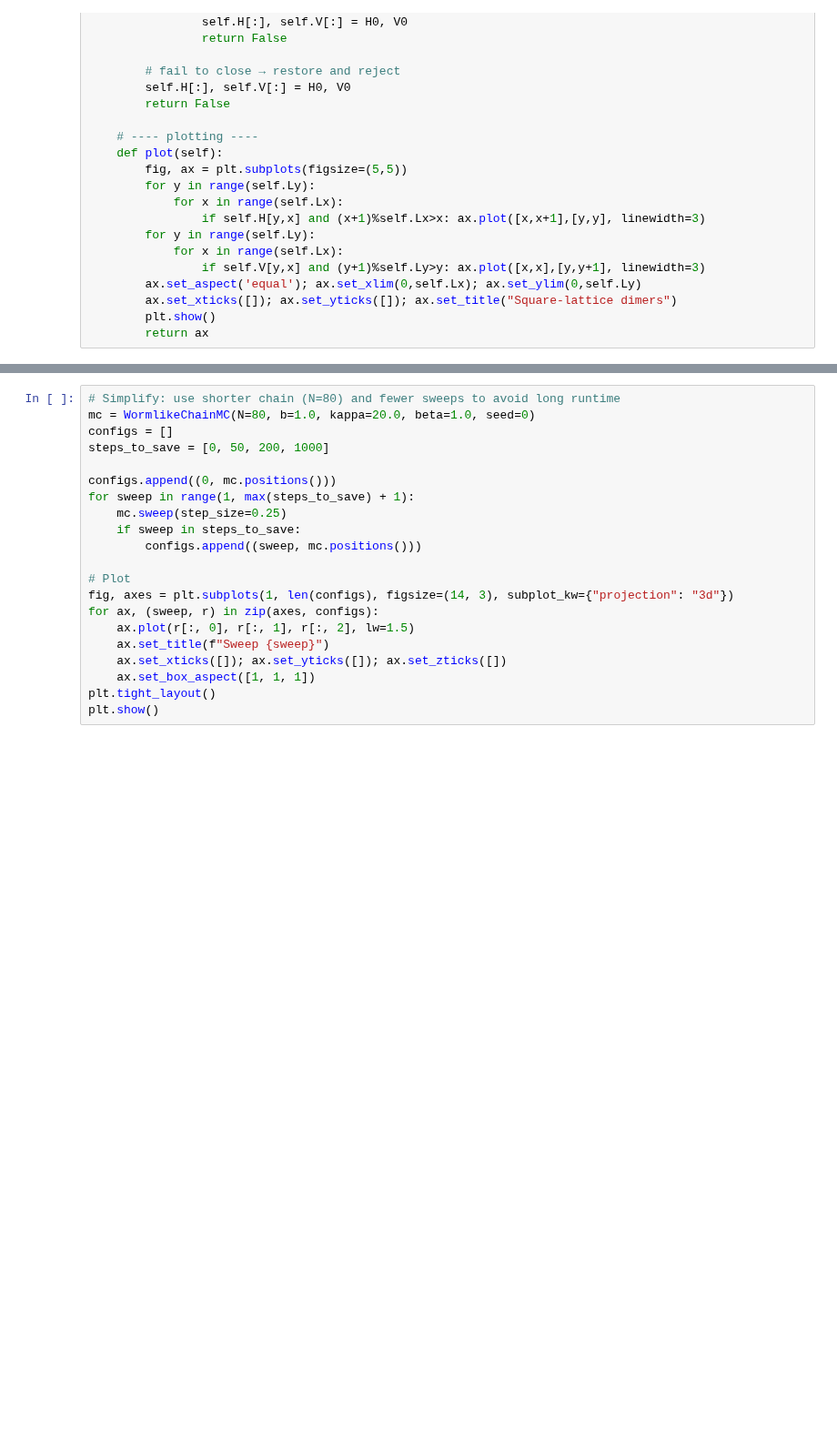
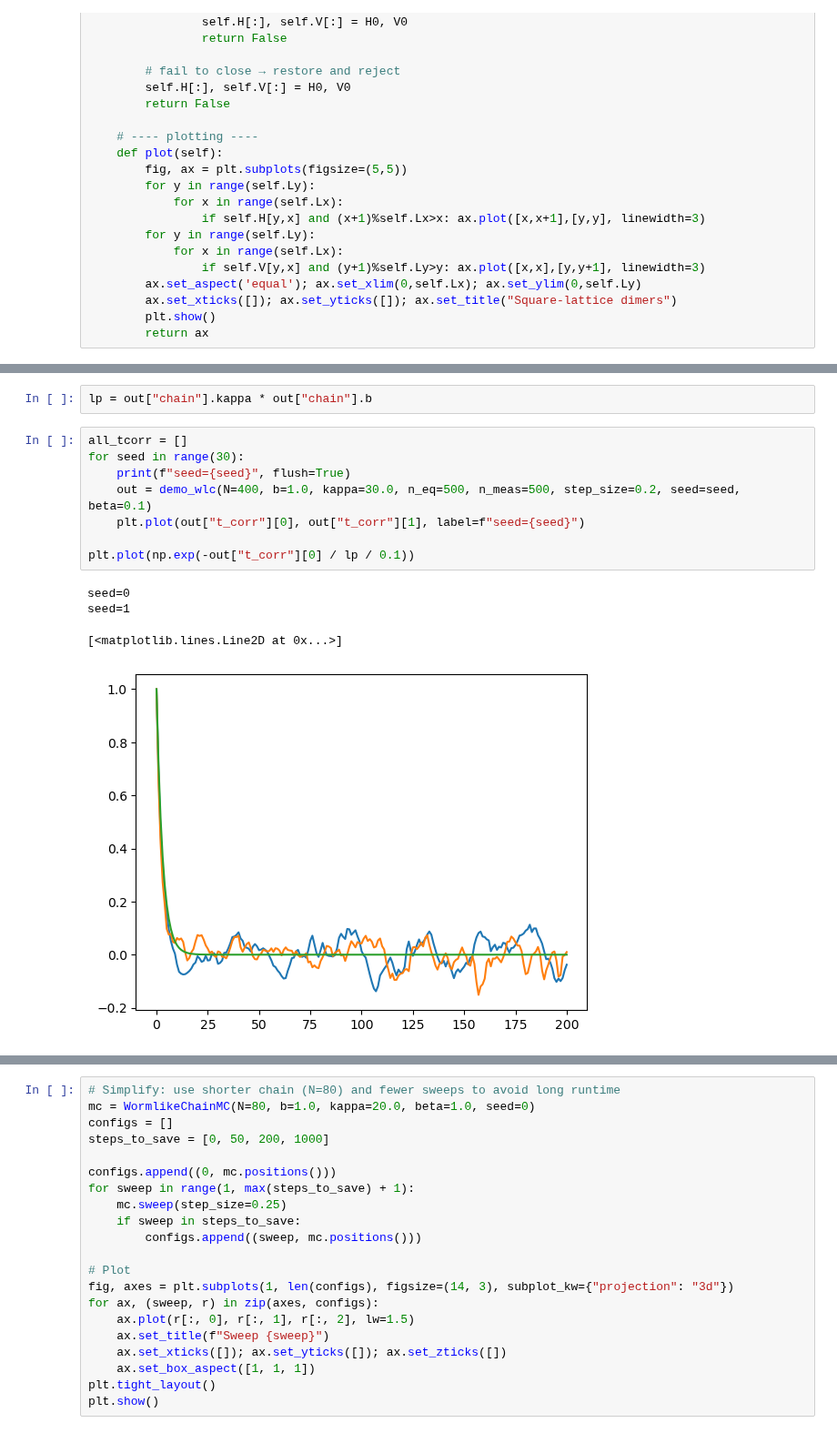
Before and after one commit to williamgilpin/cphy, a Jupyter notebook: hw/random_dimer.ipynb, the cells around one changed output, grey strips where cells are left out. Shown at 91% size. Saved outputs shown, nothing was run; the diff lists cells and outputs as text; blank space fills up the shorter version.

```diff
--- a/hw/random_dimer.ipynb
+++ b/hw/random_dimer.ipynb
@@ -429,0 +559,15 @@ Kratky–Porod prediction ~ 22200.00
+# %%
+lp = out["chain"].kappa * out["chain"].b
+# %%
+all_tcorr = []
+for seed in range(30):
+    print(f"seed={seed}", flush=True)
+    out = demo_wlc(N=400, b=1.0, kappa=30.0, n_eq=500, n_meas=500, step_size=0.2, seed=seed, beta=0.1)
+    plt.plot(out["t_corr"][0], out["t_corr"][1], label=f"seed={seed}")
+
+plt.plot(np.exp(-out["t_corr"][0] / lp / 0.1))
+# %% [output]
+seed=0
+seed=1
+[<matplotlib.lines.Line2D at 0x...>]
+[figure, added]
```
Also changed, not shown: parts of 8 cells of this notebook, 18 other files.
